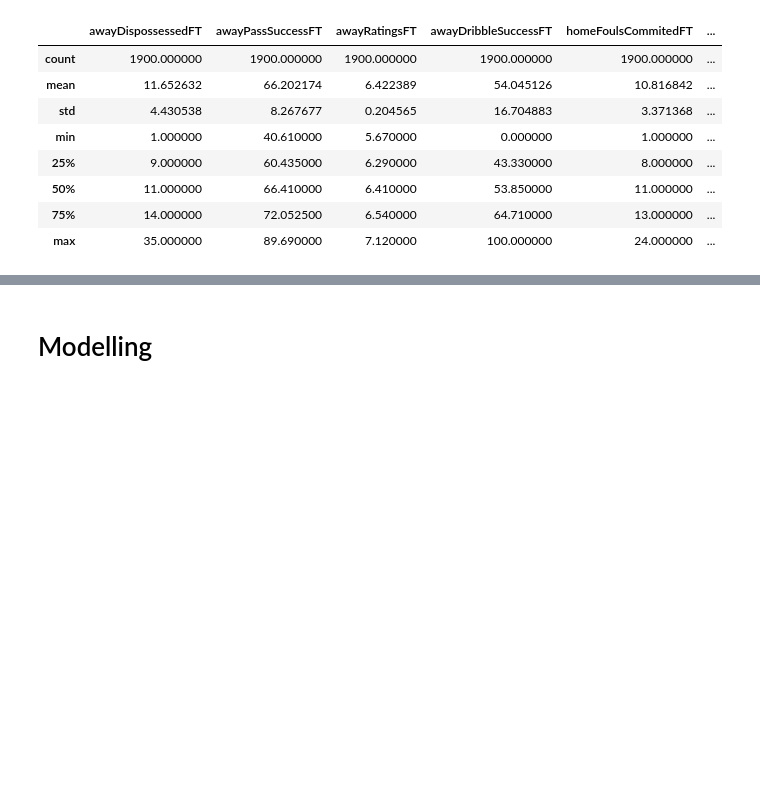
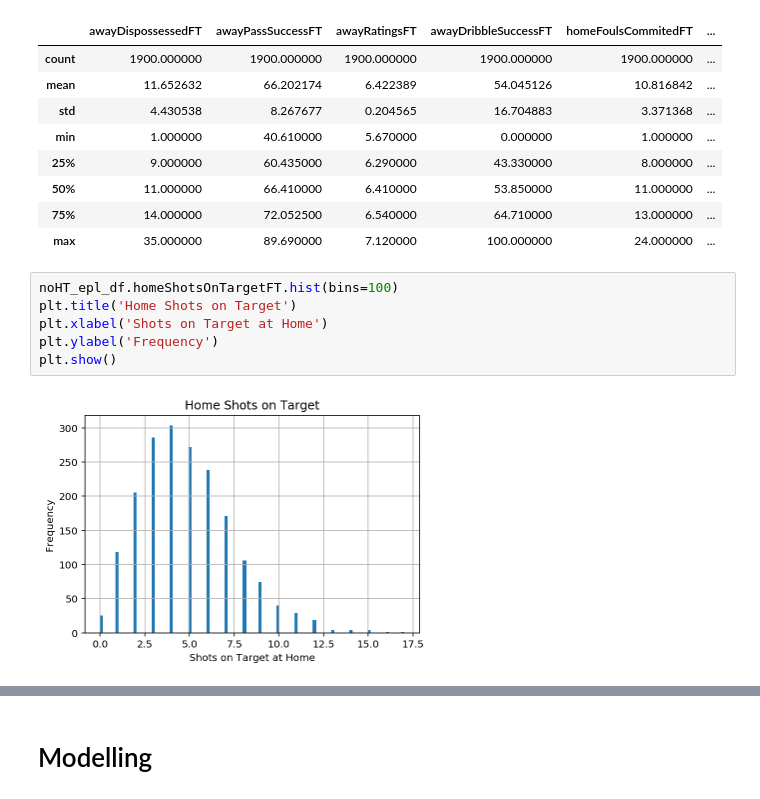
Before and after one commit to chizkidd/dsi-CapstoneProj, a Jupyter notebook: Day2_EDA.ipynb, the cells around one changed output, grey strips where cells are left out. Saved outputs shown, nothing was run; the diff lists cells and outputs as text; blank space fills up the shorter version.

```diff
--- a/Day2_EDA.ipynb
+++ b/Day2_EDA.ipynb
@@ -727,3 +727,11 @@ rf_df.describe()
 | 50% | 11.000000 | 66.410000 | 6.410000 | 53.850000 | 11.000000 | ... |
 | 75% | 14.000000 | 72.052500 | 6.540000 | 64.710000 | 13.000000 | ... |
 | max | 35.000000 | 89.690000 | 7.120000 | 100.000000 | 24.000000 | ... |
+# %%
+noHT_epl_df.homeShotsOnTargetFT.hist(bins=100)
+plt.title('Home Shots on Target')
+plt.xlabel('Shots on Target at Home')
+plt.ylabel('Frequency')
+plt.show()
+# %% [output]
+[figure, added]
```
Also changed, not shown: parts of 10 cells of this notebook, 2 other files.
